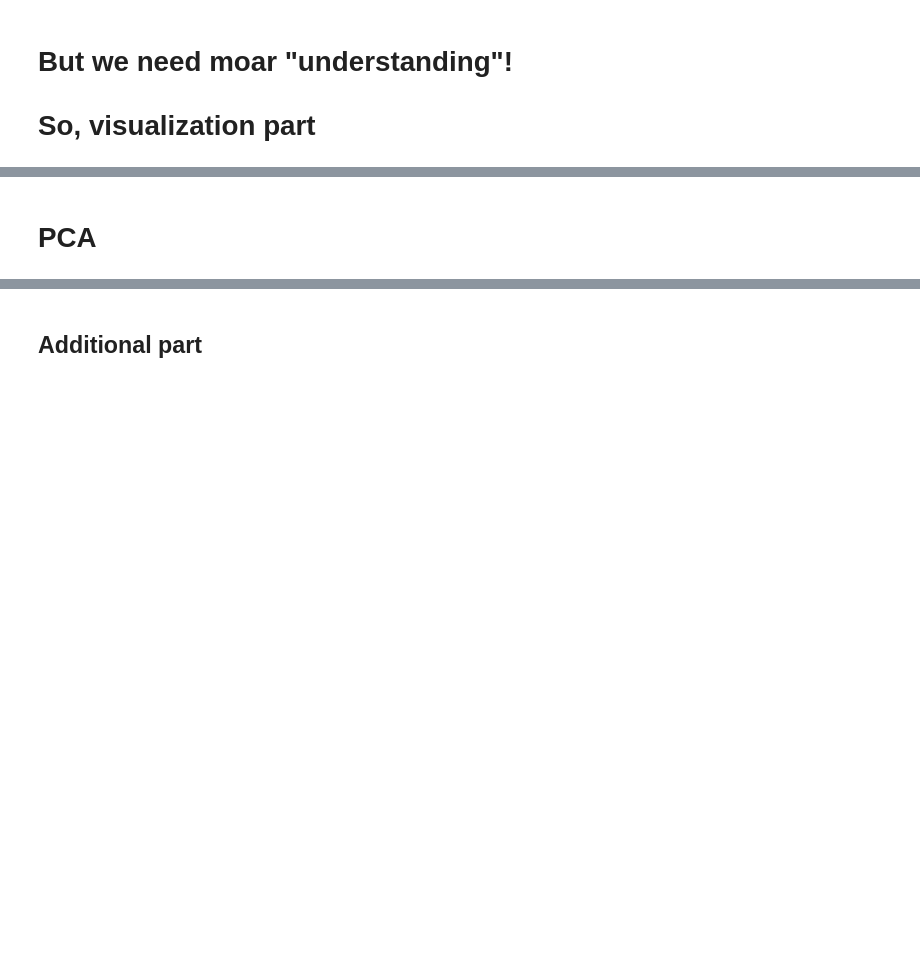
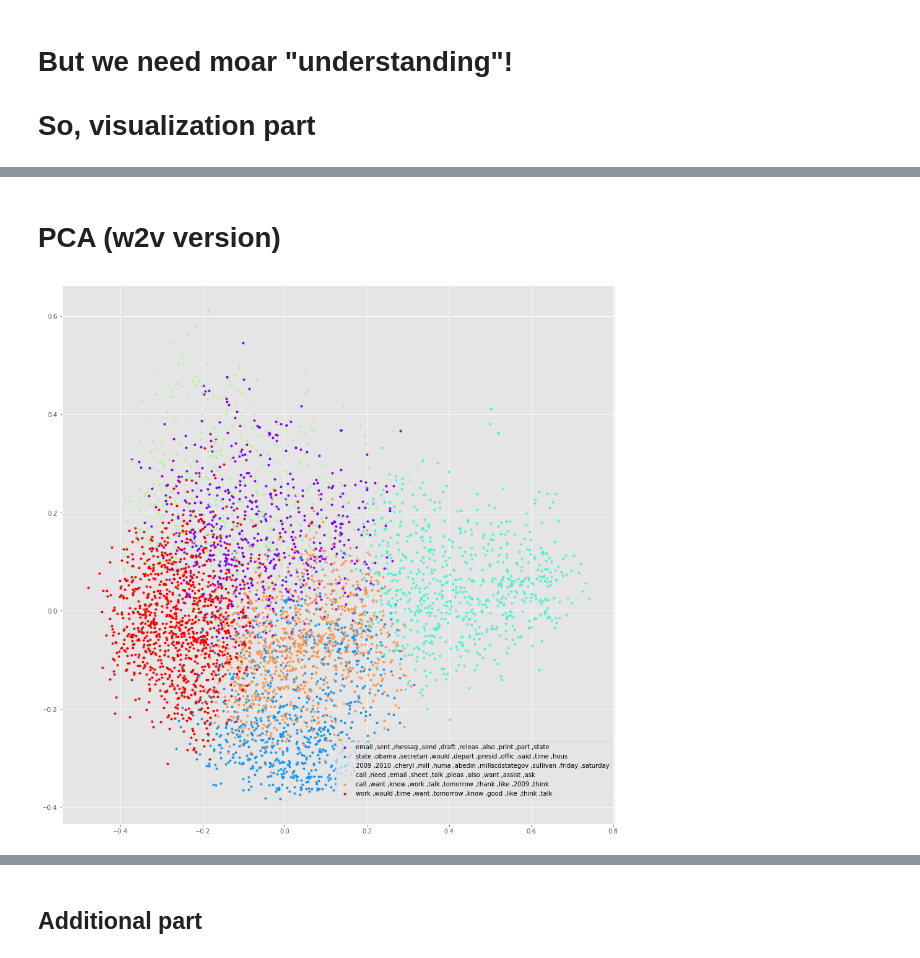
Before and after one commit to Scitator/fivt_nlp17, a Jupyter notebook: problem2.ipynb, the cells around one changed output, grey strips where cells are left out. Saved outputs shown, nothing was run; the diff lists cells and outputs as text; code cells hidden in the pictures; blank space fills up the shorter version.

```diff
--- a/problem2.ipynb
+++ b/problem2.ipynb
@@ -82,3 +84,5 @@ with open("./mails/texts.json", "w") as fout:
 # %%
 with open("./mails/texts.json") as fin:
     texts = json.load(fin)
+# %%
+texts = [x for x in texts if len(x) > 2]
@@ -228,4 +233,4 @@ def pca(X, y=None, seed=42):
 # ax.set_xlim((-0.0005, 0.0005))
 # ax.set_ylim((-0.0005, 0.0005))
 # %% [markdown]
-# PCA
+# PCA (w2v version)
@@ -231,0 +241,16 @@ def pca(X, y=None, seed=42):
+# %%
+fig, ax = plt.subplots(ncols=1, figsize=(16, 16))
+color = cm.rainbow(np.linspace(0, 1, n_clusters))
+for l, c in zip(range(n_clusters), color):
+    ax.scatter(
+        encoded_texts_pca[y_pred == l][:, 0],
+        encoded_texts_pca[y_pred == l][:, 1],
+        c=c, label=l, s=16, linewidth=0)
+lgn = plt.legend(
+        [" ,".join([x[0]
+                    for x in Counter(flatten(texts[y_pred == i])).most_common(10)])
+         for i in range(n_clusters)],
+        loc='center right',
+        bbox_to_anchor=(1.0, 0.1))
+# %% [output]
+[figure, added]
```
Also changed, not shown: parts of 20 cells of this notebook, 2 other files.
